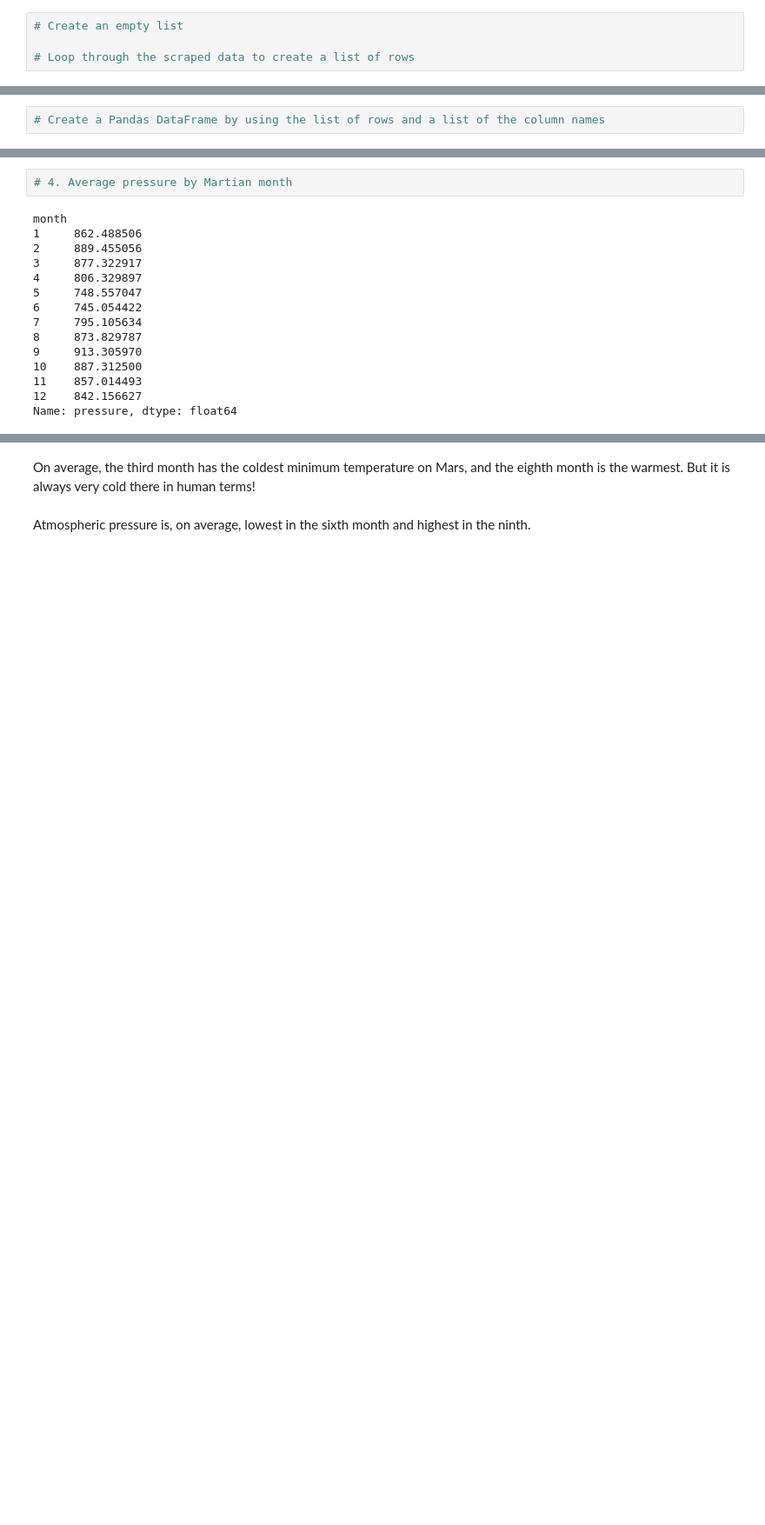
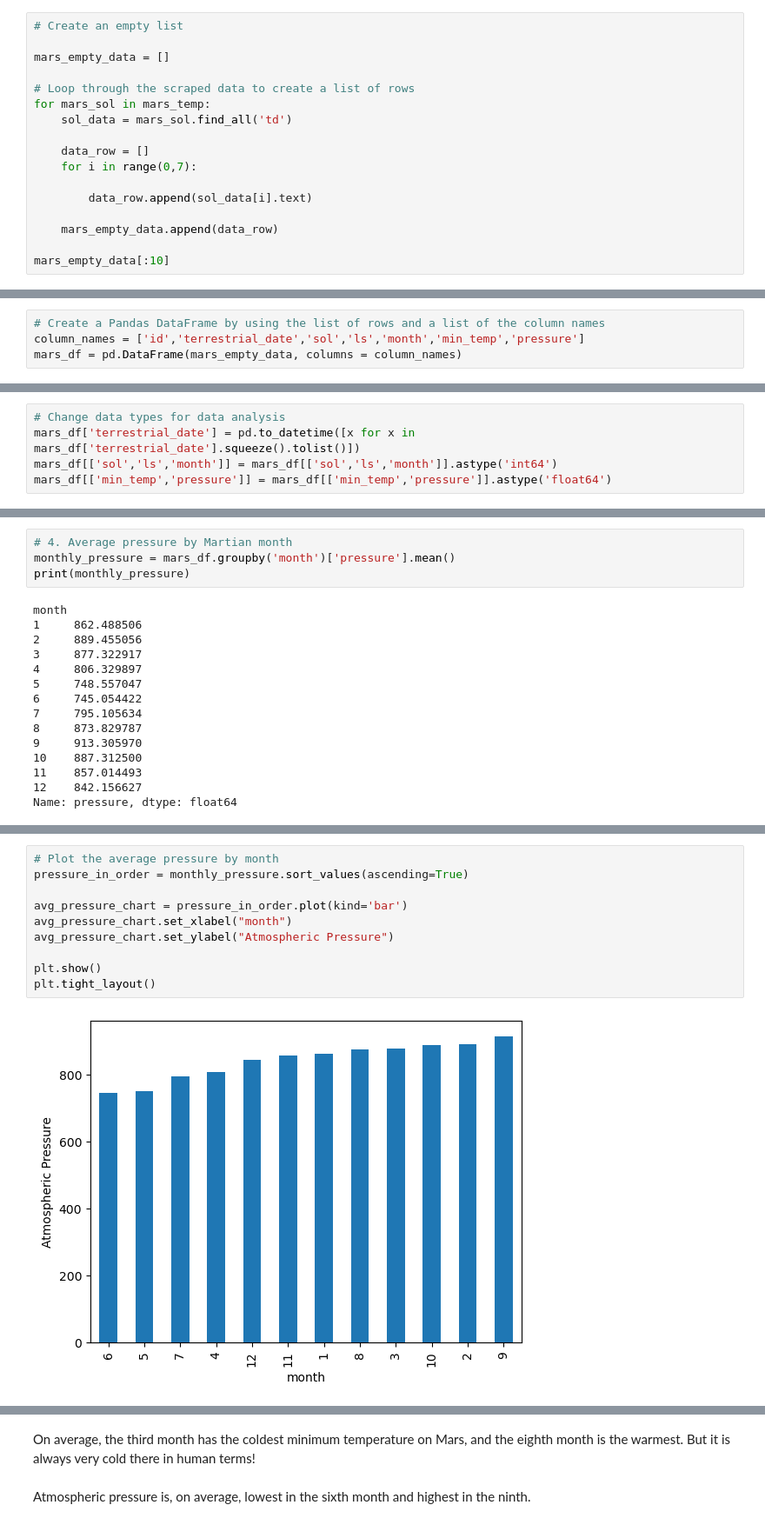
Before and after one commit to rhughes14/Mars-Challenge, a Jupyter notebook: Mars Scraping/part_2_mars_weather.ipynb, the cells around one changed output, grey strips where cells are left out. Shown: that part at 87% size. Cells and saved outputs as stored; diff of their text form; blank space fills up the shorter version.

```diff
--- a/Mars Scraping/part_2_mars_weather.ipynb
+++ b/Mars Scraping/part_2_mars_weather.ipynb
@@ -45,4 +70,17 @@ Assemble the scraped data into a Pandas DataFrame. The columns should have the s
 # %%
 # Create an empty list
 
+mars_empty_data = []
+
 # Loop through the scraped data to create a list of rows
+for mars_sol in mars_temp:
+    sol_data = mars_sol.find_all('td')
+
+    data_row = []
+    for i in range(0,7):
+
+        data_row.append(sol_data[i].text)
+
+    mars_empty_data.append(data_row)
+
+mars_empty_data[:10]
@@ -49,4 +98,6 @@ Assemble the scraped data into a Pandas DataFrame. The columns should have the s
 # %%
 # Create a Pandas DataFrame by using the list of rows and a list of the column names
+column_names = ['id','terrestrial_date','sol','ls','month','min_temp','pressure']
+mars_df = pd.DataFrame(mars_empty_data, columns = column_names)
 # %%
 # Confirm DataFrame was created successfully
@@ -79,2 +138,7 @@ dtype: object
+# %%
+# Change data types for data analysis
+mars_df['terrestrial_date'] = pd.to_datetime([x for x in mars_df['terrestrial_date'].squeeze().tolist()])
+mars_df[['sol','ls','month']] = mars_df[['sol','ls','month']].astype('int64')
+mars_df[['min_temp','pressure']] = mars_df[['min_temp','pressure']].astype('float64')
 # %%
 # Confirm type changes were successful by examining data types again
@@ -151,5 +237,7 @@ Name: min_temp, dtype: float64
 # %%
 # 4. Average pressure by Martian month
+monthly_pressure = mars_df.groupby('month')['pressure'].mean()
+print(monthly_pressure)
 # %% [output]
 month
 1     862.488506
@@ -171,0 +256,12 @@ Name: pressure, dtype: float64
+# %%
+# Plot the average pressure by month
+pressure_in_order = monthly_pressure.sort_values(ascending=True)
+
+avg_pressure_chart = pressure_in_order.plot(kind='bar')
+avg_pressure_chart.set_xlabel("month")
+avg_pressure_chart.set_ylabel("Atmospheric Pressure")
+
+plt.show()
+plt.tight_layout()
+# %% [output]
+[figure, added]
```
Also changed, not shown: parts of 19 cells of this notebook, 1 other file.
